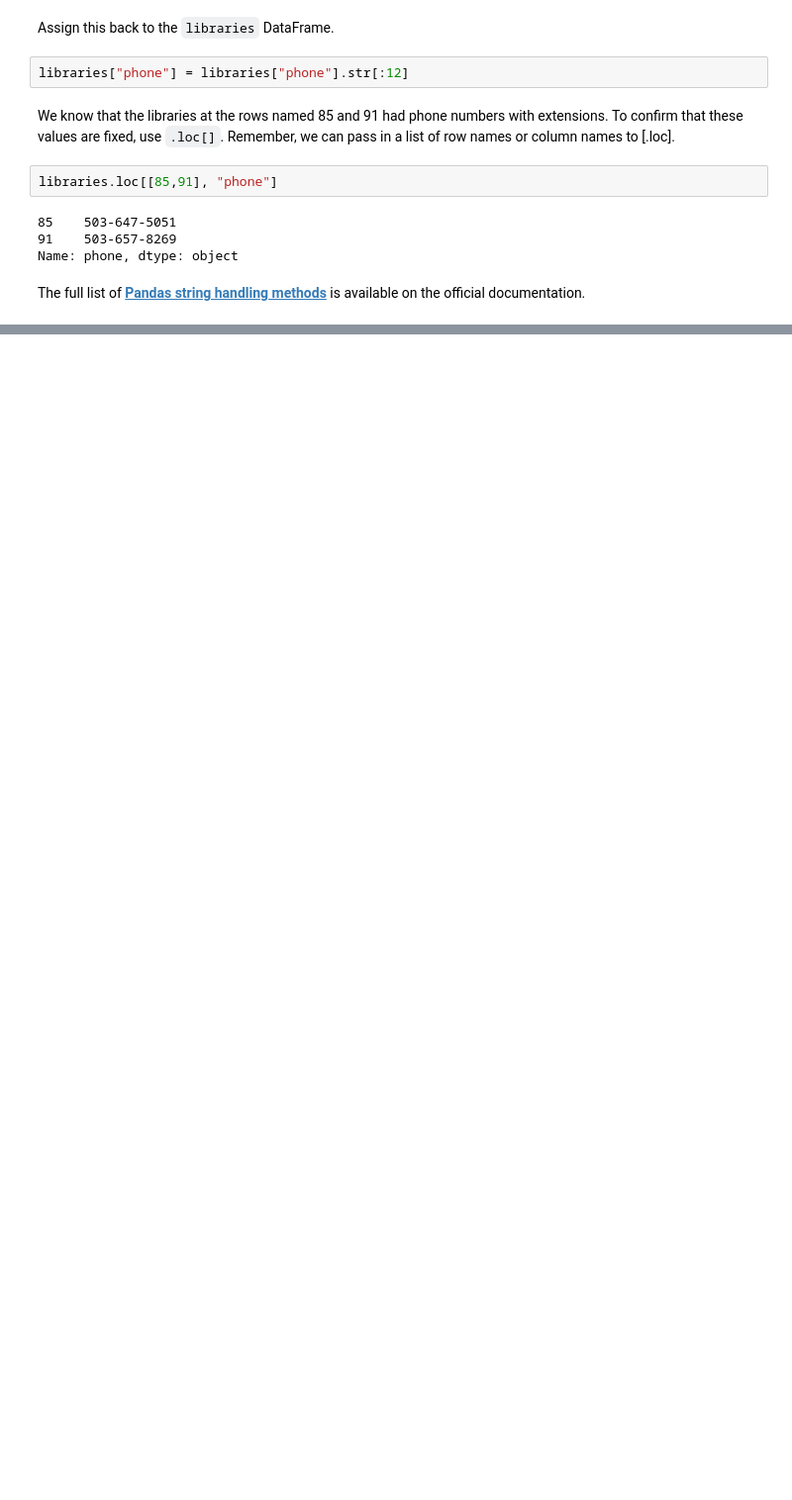
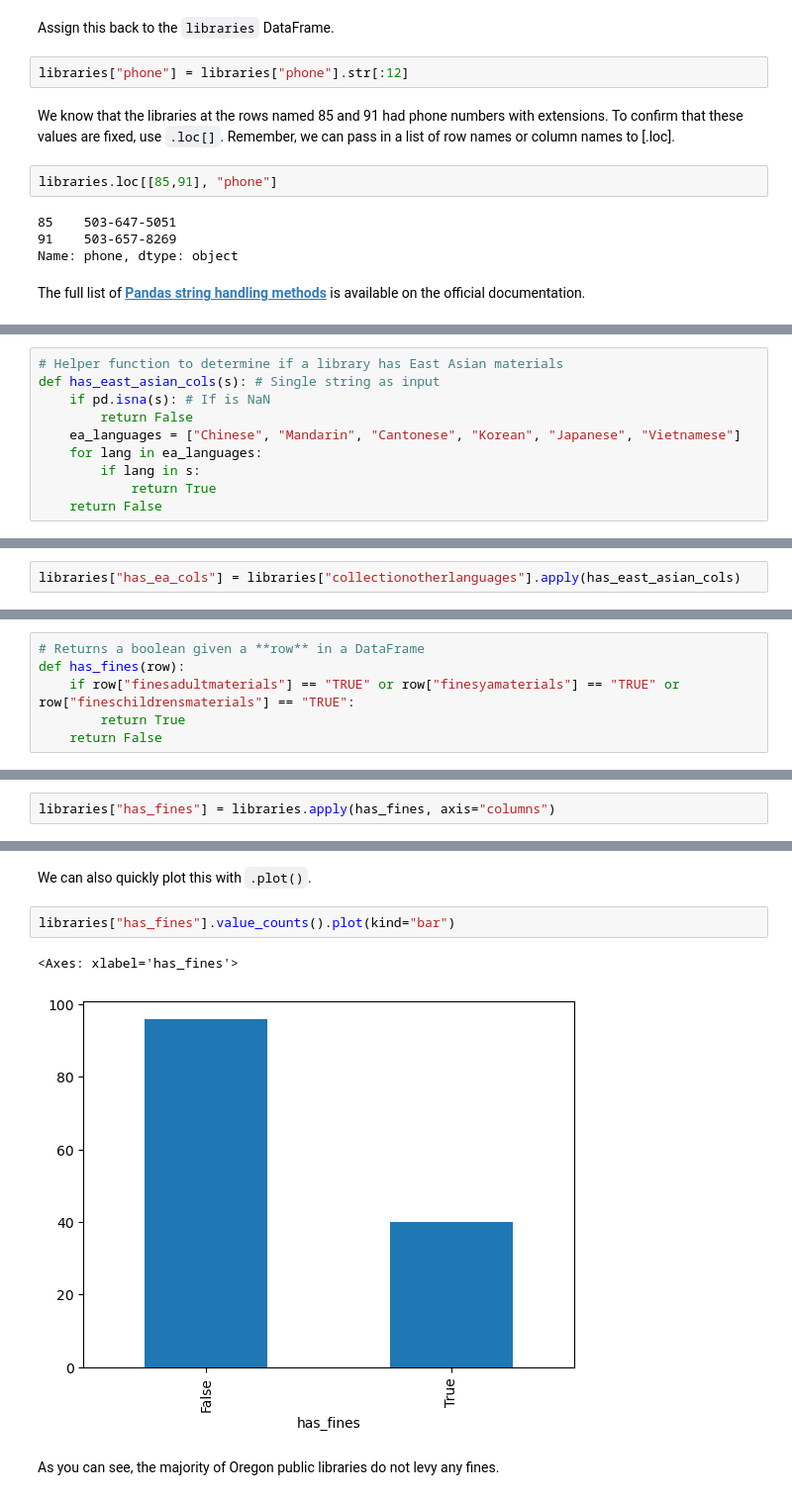
Before and after one commit to wintere/pandas-workshop, a Jupyter notebook: Notebooks/day-03-f25-ip.ipynb, the cells around one changed output, grey strips where cells are left out. Shown: that part at 99% size. Cells and saved outputs as stored; diff of their text form; blank space fills up the shorter version.

```diff
--- a/Notebooks/day-03-f25-ip.ipynb
+++ b/Notebooks/day-03-f25-ip.ipynb
@@ -313,0 +530,10 @@ The full list of **[Pandas string handling methods](https://pandas.pydata.org/do
+# %%
+# Helper function to determine if a library has East Asian materials
+def has_east_asian_cols(s): # Single string as input
+    if pd.isna(s): # If is NaN
+        return False
+    ea_languages = ["Chinese", "Mandarin", "Cantonese", "Korean", "Japanese", "Vietnamese"]
+    for lang in ea_languages:
+        if lang in s:
+            return True
+    return False
@@ -313,0 +573,2 @@ The full list of **[Pandas string handling methods](https://pandas.pydata.org/do
+# %%
+libraries["has_ea_cols"] = libraries["collectionotherlanguages"].apply(has_east_asian_cols)
@@ -313,0 +758,6 @@ The full list of **[Pandas string handling methods](https://pandas.pydata.org/do
+# %%
+# Returns a boolean given a **row** in a DataFrame
+def has_fines(row):
+    if row["finesadultmaterials"] == "TRUE" or row["finesyamaterials"] == "TRUE" or row["fineschildrensmaterials"] == "TRUE":
+        return True
+    return False
@@ -313,0 +783,2 @@ The full list of **[Pandas string handling methods](https://pandas.pydata.org/do
+# %%
+libraries["has_fines"] = libraries.apply(has_fines, axis="columns")
@@ -313,0 +799,9 @@ The full list of **[Pandas string handling methods](https://pandas.pydata.org/do
+# %% [markdown]
+We can also quickly plot this with `.plot()`.
+# %%
+libraries["has_fines"].value_counts().plot(kind="bar")
+# %% [output]
+<Axes: xlabel='has_fines'>
+[figure, added]
+# %% [markdown]
+As you can see, the majority of Oregon public libraries do not levy any fines.
```
Also changed, not shown: parts of 99 cells of this notebook.
